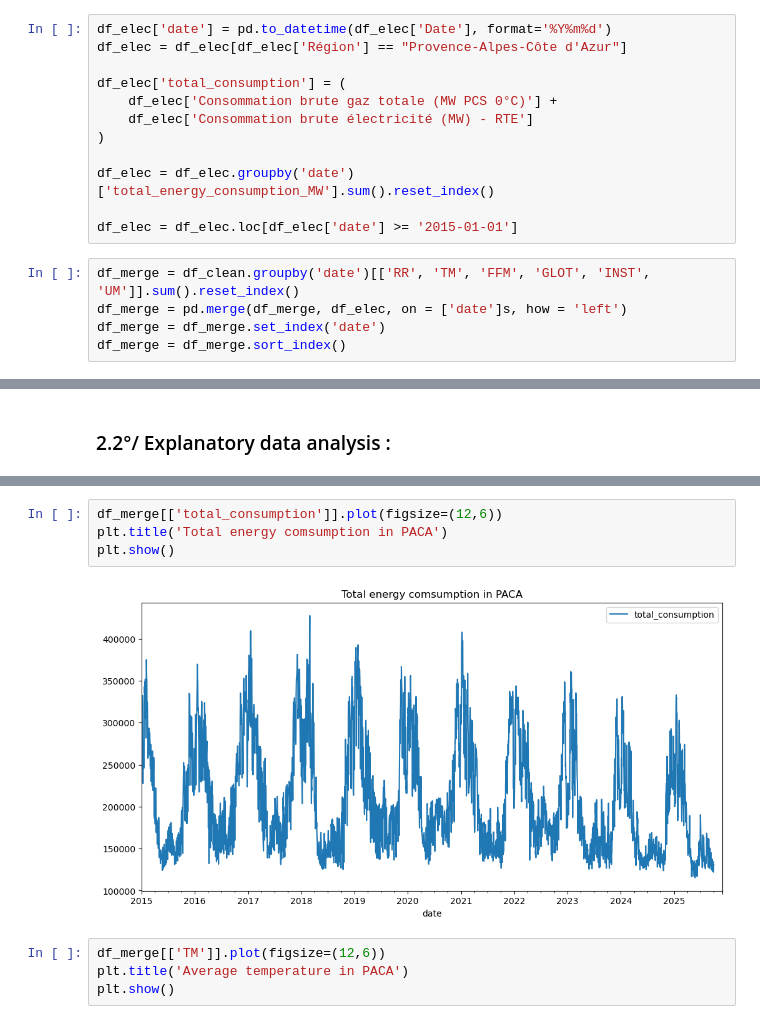
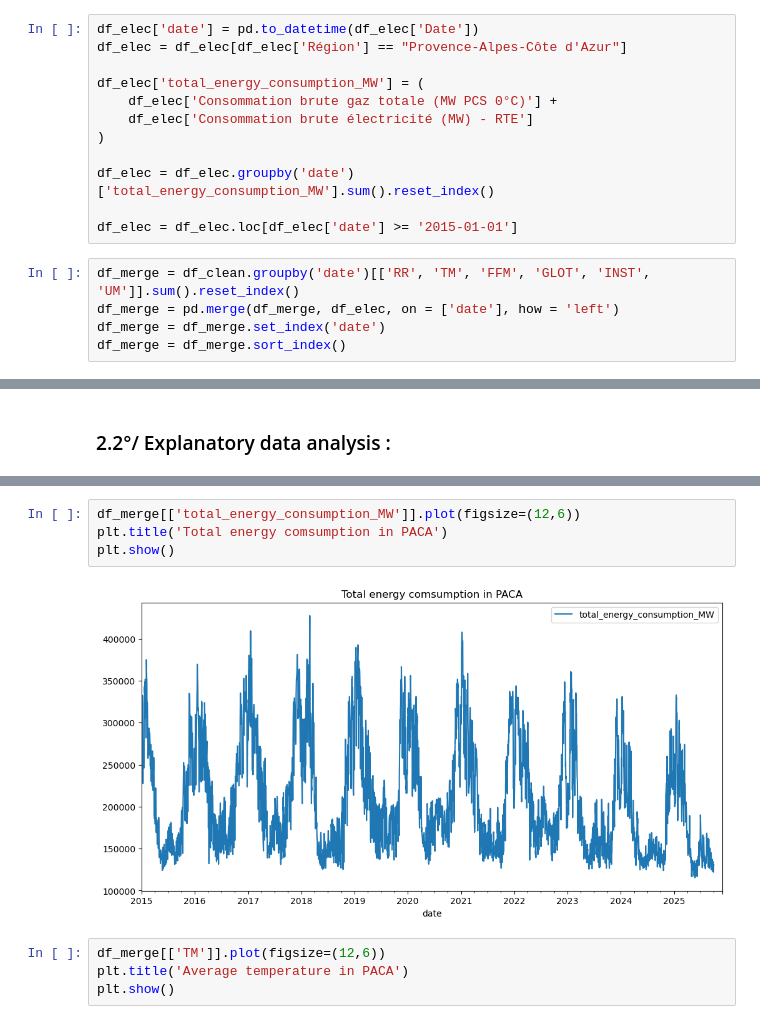
Before and after one commit to Nohalito/Weather-prediction, a Jupyter notebook: Predictive methods notebook.ipynb, the cells around one changed output, grey strips where cells are left out. Saved outputs shown, nothing was run; the diff lists cells and outputs as text.

```diff
--- a/Predictive methods notebook.ipynb
+++ b/Predictive methods notebook.ipynb
@@ -503,10 +497,10 @@ df_clean = df_clean.set_index('date')
 # %% [markdown]
 ALL PRAISE DA LORDO, THIS ONE GOT NO EMPTY ROWS
 # %%
-df_elec['date'] = pd.to_datetime(df_elec['Date'], format='%Y%m%d')
+df_elec['date'] = pd.to_datetime(df_elec['Date'])
 df_elec = df_elec[df_elec['Région'] == "Provence-Alpes-Côte d'Azur"]
 
-df_elec['total_consumption'] = (
+df_elec['total_energy_consumption_MW'] = (
     df_elec['Consommation brute gaz totale (MW PCS 0°C)'] +
     df_elec['Consommation brute électricité (MW) - RTE']
 )
@@ -516,6 +510,6 @@ df_elec = df_elec.groupby('date')['total_energy_consumption_MW'].sum().reset_ind
 df_elec = df_elec.loc[df_elec['date'] >= '2015-01-01']
 # %%
 df_merge = df_clean.groupby('date')[['RR', 'TM', 'FFM', 'GLOT', 'INST', 'UM']].sum().reset_index()
-df_merge = pd.merge(df_merge, df_elec, on = ['date']s, how = 'left')
+df_merge = pd.merge(df_merge, df_elec, on = ['date'], how = 'left')
 df_merge = df_merge.set_index('date')
 df_merge = df_merge.sort_index()
@@ -539,11 +540,11 @@ df_merge
 | 2025-11-28 | 0.000000 | 0.000000 | 0.000000 | 0.0 | 0.0 | 0.000000 | NaN |
 3985 rows × 7 columns
 # %%
-df_merge[['total_consumption']].plot(figsize=(12,6))
+df_merge[['total_energy_consumption_MW']].plot(figsize=(12,6))
 plt.title('Total energy comsumption in PACA')
 plt.show()
 # %% [output]
-[figure, old version]
+[figure, new version]
 # %%
 df_merge[['TM']].plot(figsize=(12,6))
 plt.title('Average temperature in PACA')
```
Also changed, not shown: parts of 3 cells of this notebook, 3 other files.
